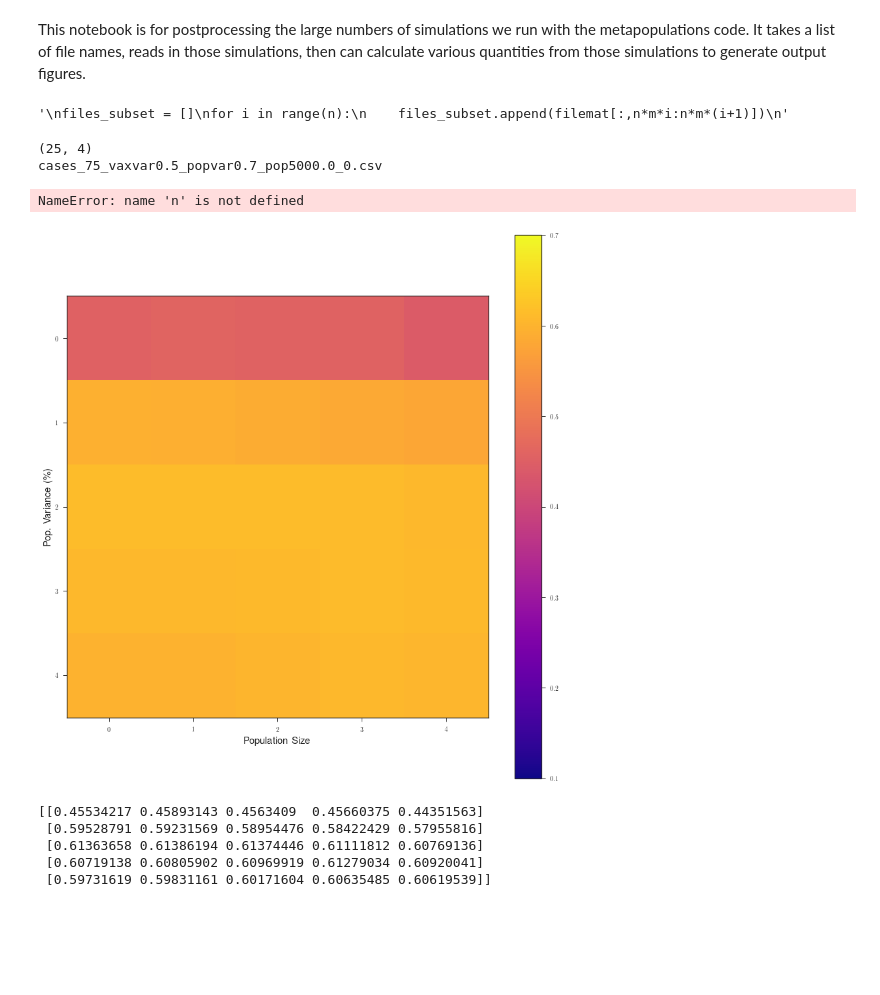
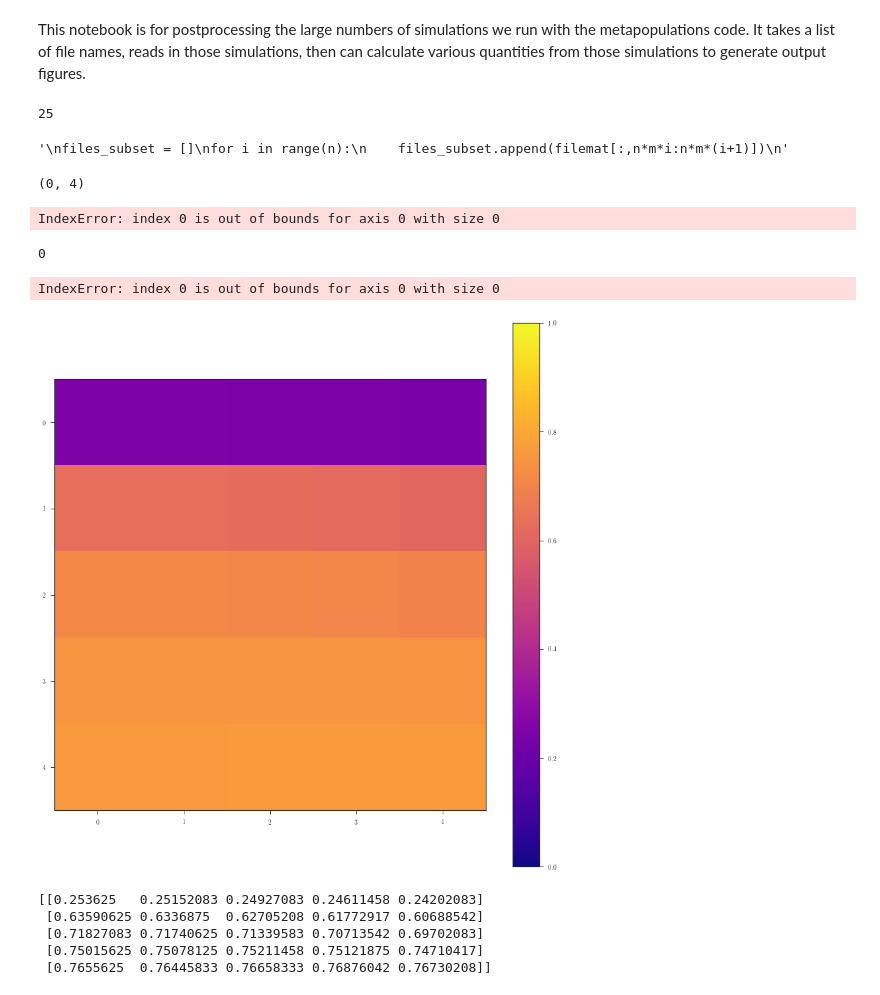
Before and after one commit to lmaesampson/MetaPop, a Jupyter notebook: Code/PostProcLoop.ipynb, the cells around one changed output. Cells and saved outputs as stored; diff of their text form; code cells hidden in the pictures; blank space fills up the shorter version.

Commit message:
added average over individual years

```diff
--- a/Code/PostProcLoop.ipynb
+++ b/Code/PostProcLoop.ipynb
@@ -187,7 +187,7 @@ def etinystep(x):
 #for each of the parameters you've looped over (need to tell it n and m)You'll need to set up the filenames so that
 #they actually go in the order you want.
 #to make filelist: ls -1 *.csv | sort -t'_' -n -k2 > filelist.txt
-filenames = pd.read_csv('../Sims/test2/filelist.txt',delim_whitespace=True,header=None)
+filenames = pd.read_csv('../Sims/SmallGrid/filelist.txt',delim_whitespace=True,header=None)
 n = 5  #points along first parameter
 m = 5  #points along second parameter
 # %%
@@ -196,12 +196,16 @@ filemat = filenames.values
 filemat = filemat.flatten()
 npoint = len(filemat)/4
 filemat = filemat.reshape([npoint,4])
+print npoint
+# %% [output]
+25
 # %%
 #'toplot' is the variable that you'll be calculating in order to generate a color map.
-# options: nigh, Ipercent, ellipse, meanellipse, ecc, meanecc ('ellipse' really gives the area of the convex hull.
+# options: nhigh, Ipercent, ellipse, meanellipse, ecc, meanecc, 'avgPers
+#('ellipse' really gives the area of the convex hull.
 #'ecc' gives the eccentricity of an ellipse fitted through the data.)
 #
-toplot = 'ecc'
+toplot = 'avgPers'
 #set up a matrix to hold the values of this variable:
 plotmat = np.zeros([n,m])
 # %%
@@ -224,8 +228,8 @@ files = filemat[n*m*(choose-1):n*m*choose,:]
 print np.shape(files)
 print files[0,0]
 # %% [output]
-(25, 4)
-cases_75_vaxvar0.5_popvar0.7_pop5000.0_0.csv
+(0, 4)
+IndexError: index 0 is out of bounds for axis 0 with size 0
 # %%
 #This loop reads through all of the files and calculates the output variable, storing it in the plotmat matrix.
 for i in range(n):
@@ -235,11 +239,10 @@ for i in range(n):
         filenum = i*m+j%m    #This was a bug before - it was i*n
         print files[filenum,0]
 
-
-        Ifile = pd.read_csv('../Sims/test2/'+files[filenum,0], delim_whitespace=True,header=0)
-        Sfile = pd.read_csv('../Sims/test2/'+files[filenum,1], delim_whitespace=True,header=0)
-        Rfile = pd.read_csv('../Sims/test2/'+files[filenum,2], delim_whitespace=True, header=0)
-        Vfile = pd.read_csv('../Sims/test2/'+files[filenum,3], delim_whitespace=True,header=0)
+        Ifile = pd.read_csv('../Sims/SmallGrid/'+files[filenum,0], delim_whitespace=True,header=0)
+        Sfile = pd.read_csv('../Sims/SmallGrid/'+files[filenum,1], delim_whitespace=True,header=0)
+        Rfile = pd.read_csv('../Sims/SmallGrid/'+files[filenum,2], delim_whitespace=True, header=0)
+        Vfile = pd.read_csv('../Sims/SmallGrid/'+files[filenum,3], delim_whitespace=True,header=0)
 
         Idata_all = Ifile.values
         Sdata_all = Sfile.values
@@ -254,7 +257,7 @@ for i in range(n):
         tsteps = len(Idata_all[:,0])
         npatch = len(Idata_all[0,:])
 
-        burnin = 0.6*len(Idata_all)
+        burnin = 0.4*len(Idata_all)
         burnin = int(burnin)
 
         Idata = Idata_all[burnin:,:]
@@ -287,8 +290,8 @@ for i in range(n):
 
             plotmat[i,j] = max(fracinf)
 
-        if toplot=='nhigh': #number of timesteps in which there is infection present (either by individual patch
-                            #or over the entire metapopulation)
+        if toplot=='nhigh': # number of timesteps in which there is infection present (either by individual patch
+                            # or over the entire metapopulation)
             nhigh = 0
             k = 0
             while k<(tsteps-burnin):
@@ -298,7 +301,21 @@ for i in range(n):
                 x = Ihigh*1.
                 nhigh += len(x)
                 k+=1
-            plotmat[i,j] = nhigh
+            plotmat[i,j] = float(nhigh)/(tsteps-burnin)
+
+        if toplot=='avgPers': # average number of patches x timesteps with persistance over N years of ts
+            Nyears = 10
+            nPers = np.zeros(Nyears)
+            for num in range(Nyears):
+                if num==0:
+                    Isub = Idata[-24:,:]
+                else:
+                    Isub = Idata[-24*(num+1):-24*(num),:]  # select a year of data
+                mask = Isub > 0.0
+                nPers[num] = float(np.sum(mask))
+            nPers /= 24.*400.
+            plotmat[i,j] = np.mean(nPers)
+
 
         if toplot=='ellipse':   #average area of convex hull around each patch's timeseries in polar coordinates.
             nobs = len(Idata)      #How many 'observations'? (i.e. timesteps)
@@ -462,32 +479,33 @@ for i in range(n):
 
             plotmat[i,j] = e
 # %% [output]
-NameError: name 'n' is not defined
+0
+IndexError: index 0 is out of bounds for axis 0 with size 0
 # %%
 #print out a heatmap of the output variable.
 matrix = plotmat.copy();
 fig, ax = plt.subplots(figsize=(12,12))
-cax = ax.imshow((matrix), interpolation='nearest', cmap='plasma',vmin=0.1,vmax=0.7)
+cax = ax.imshow((matrix), interpolation='nearest', cmap='plasma',vmin=0.,vmax=1.)
 ax.set_xticks(np.arange(0,n,1))
 ax.set_yticks(np.arange(0,m,1))
 #ax.set_xticklabels(['50k','56k','61k','67k','72k','78k','83k','89k','94k','100k'],fontsize=12)
 #ax.set_yticklabels([1.0,3.1,5.2,7.3,9.4,11.5,13.7,15.8,17.9,20.],fontsize=12)
-ax.set_xlabel('Population Size',fontsize=15)
-ax.set_ylabel('Pop. Variance (\%)',fontsize=15)
+#ax.set_xlabel('Population Size',fontsize=15)
+#ax.set_ylabel('Pop. Variance (\%)',fontsize=15)
 
 # Add colorbar, make sure to specify tick locations to match desired ticklabels
 cbar = fig.colorbar(cax)
 #cbar.ax.set_yticklabels(['< -1', '0', '> 1'])  # vertically oriented colorbar
 fig.tight_layout()
 
 #plt.savefig('../Sims/alpha10c0.1/test.pdf')
 # %% [output]
-[figure, old version]
+[figure, new version]
 # %%
 print plotmat
 # %% [output]
-[[0.45534217 0.45893143 0.4563409  0.45660375 0.44351563]
- [0.59528791 0.59231569 0.58954476 0.58422429 0.57955816]
- [0.61363658 0.61386194 0.61374446 0.61111812 0.60769136]
- [0.60719138 0.60805902 0.60969919 0.61279034 0.60920041]
- [0.59731619 0.59831161 0.60171604 0.60635485 0.60619539]]
+[[0.253625   0.25152083 0.24927083 0.24611458 0.24202083]
+ [0.63590625 0.6336875  0.62705208 0.61772917 0.60688542]
+ [0.71827083 0.71740625 0.71339583 0.70713542 0.69702083]
+ [0.75015625 0.75078125 0.75211458 0.75121875 0.74710417]
+ [0.7655625  0.76445833 0.76658333 0.76876042 0.76730208]]
```
